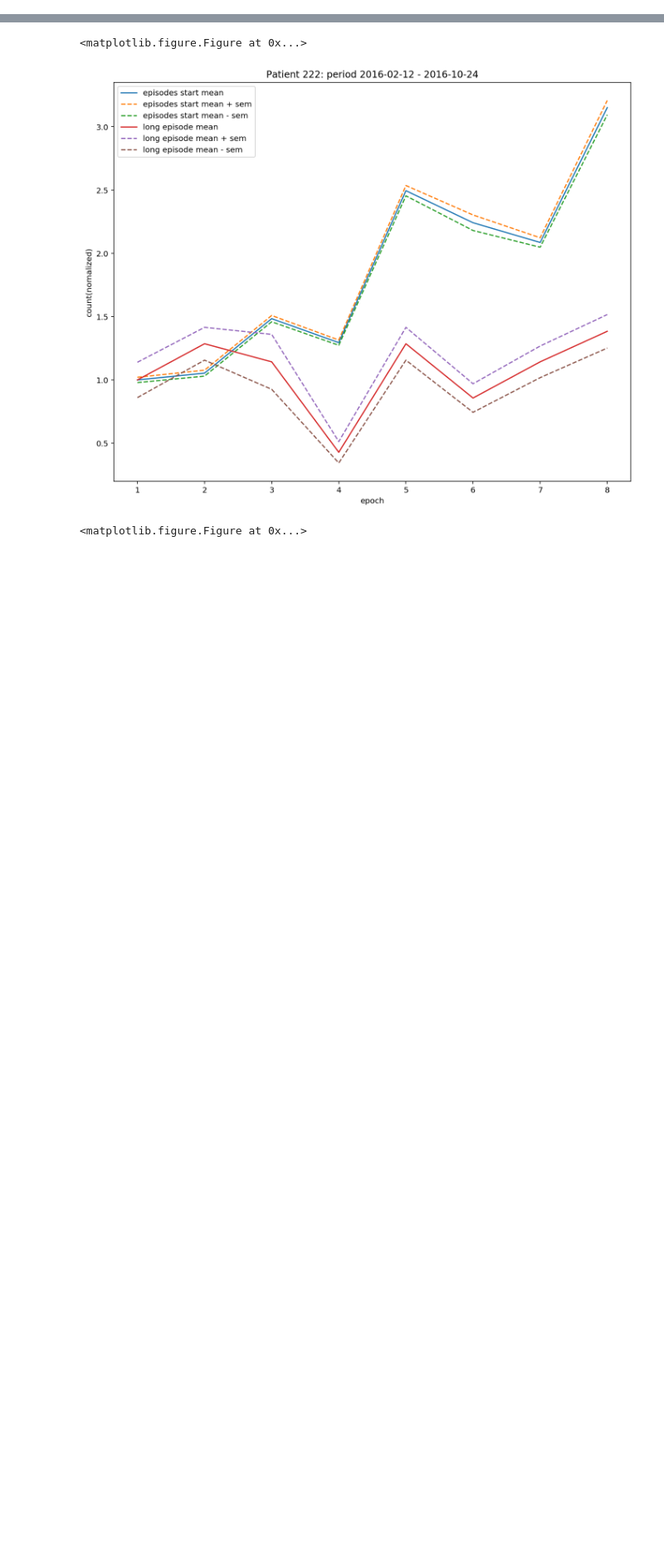
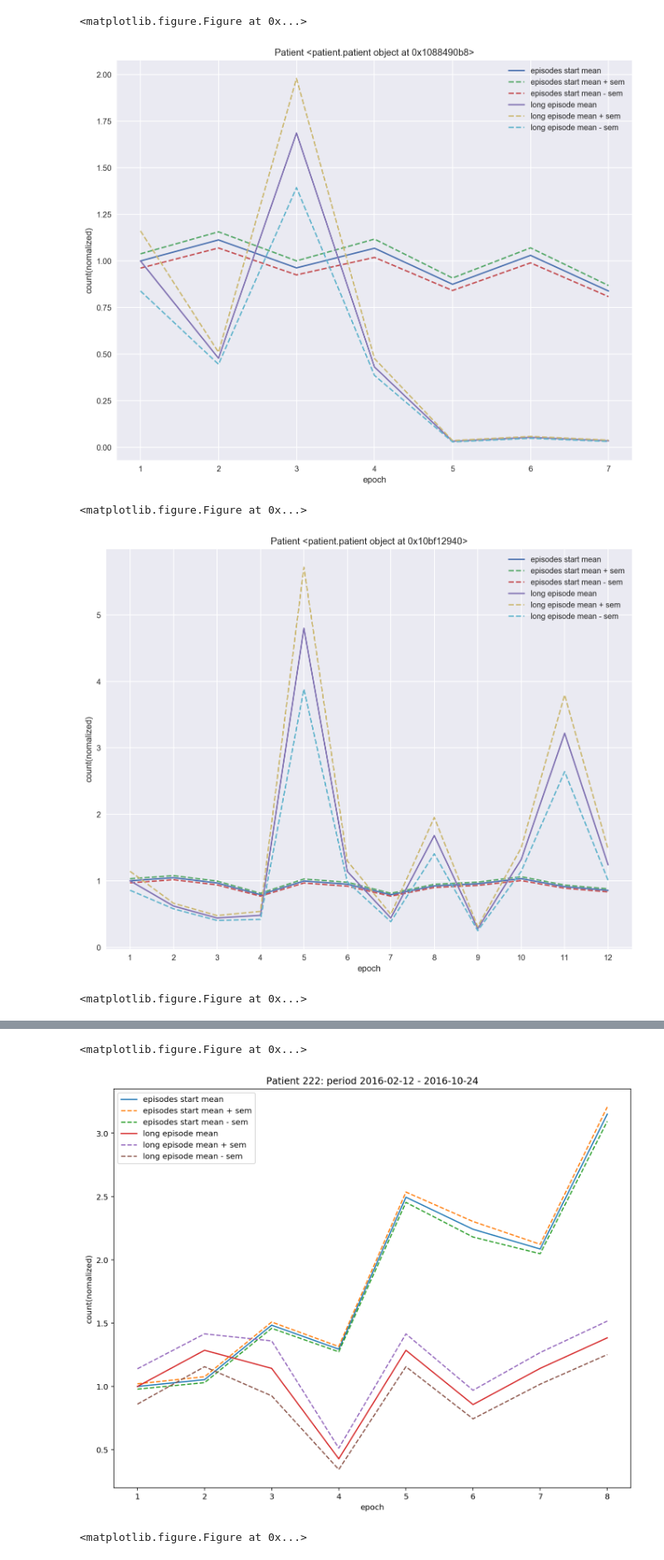
Before and after one commit to sdot08/Optimization-of-Responsive-Neurostimulation-RNS-Therapy-through-Data-Mining-Approaches, a Jupyter notebook: src/data_ready_1.ipynb, the cells around one changed output, grey strips where cells are left out. Shown at 83% size. Drawn from its saved outputs; the diff is of its cells as text; code cells hidden in the pictures; blank space fills up the shorter version.

Commit message:
refactor code, add patient class, add modules, add prep, move all the important function from jupyter notebook to python file, build patient class for each patient to streamline the process

```diff
--- a/src/data_ready_1.ipynb
+++ b/src/data_ready_1.ipynb
@@ -107,9 +53,19 @@ def epoch_label(dat_tup, col_metric):
-# %%
-def prep(dat, start, end, num_per_epoch, patid):
-    dat.loc[:,col_rs] = pd.to_datetime(dat.loc[:,col_rs])
-    data_1 = addepoch(dat, start, end, num_per_epoch)
-    cache = [start, end, num_per_epoch, patid]
-    data_2 = (data_1, cache)
-    data_3_es, epoch_label_dict_es = epoch_label(data_2, col_es)
-    data_3_le, epoch_label_dict_le = epoch_label(data_2, col_le)
-    return data_3_es, epoch_label_dict_es, data_3_le, epoch_label_dict_le
+# %%
+col_rs = hp.col_rs
+col_es = hp.col_es
+col_le = hp.col_le
+
+
+p231, p222_1, p222_2, p222_3 = build_patients()
+# %%
+raw_data_222 = pd.read_csv('../data/NY222_2015-08-11_to_2018-06-12_daily_20180613153105.csv', skiprows = 3)
+raw_data_222.loc[:, 'id'] = '222'
+raw_data_231 = pd.read_csv('../data/NY231_2016-07-05_to_2018-06-12_daily_20180613153815.csv', skiprows = 3)
+raw_data_231.loc[:, 'id'] = '231'
+frames = [raw_data_222, raw_data_231]
+raw_data = pd.concat(frames)
+# %%
+pat_list = [p231, p222_1, p222_2, p222_3]
+data_dict, epoch_label_dict, epoch_label_epi_dict = prep.prep_daily2(raw_data, pat_list)
+
+JJ.save_object(epoch_label_dict, 'epoch_label_dict.p')
@@ -159,0 +107,8 @@ raw_data_231 = pd.read_csv('../data/NY231_2016-07-05_to_2018-06-12_daily_2018061
+# %%
+plot_epoch_mean(data_dict)
+# %% [output]
+<matplotlib.figure.Figure at 0x...>
+[figure, added]
+<matplotlib.figure.Figure at 0x...>
+[figure, added]
+<matplotlib.figure.Figure at 0x...>
```
Also changed, not shown: parts of 15 cells of this notebook, 11 other files.
